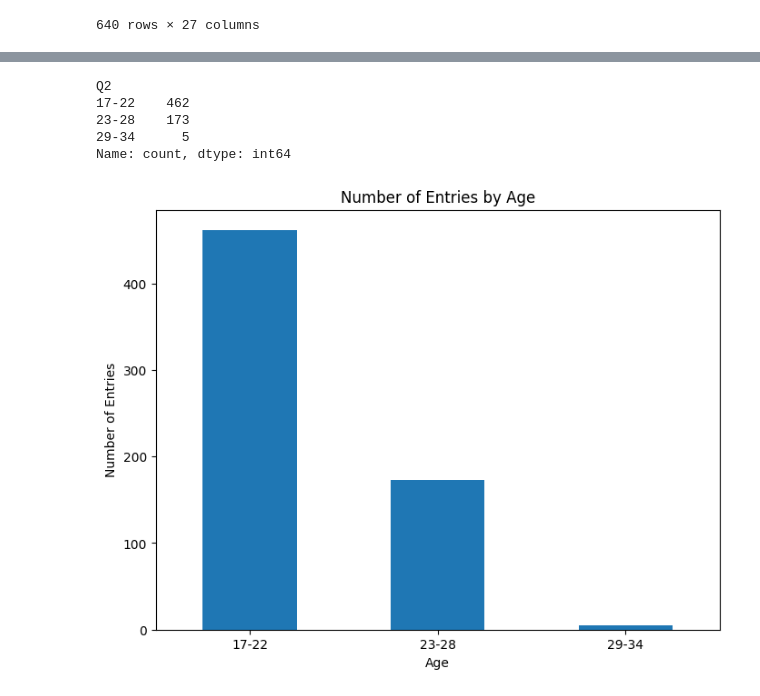
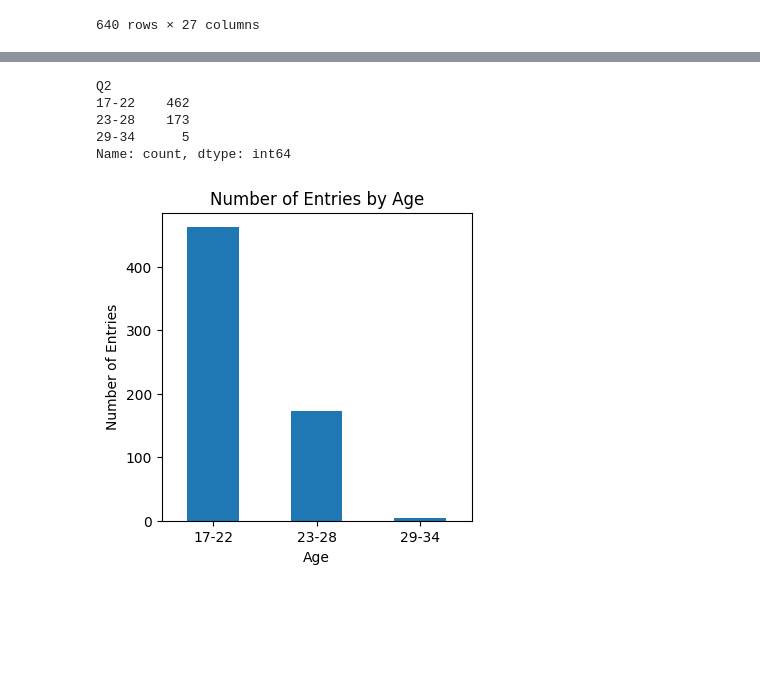
Before and after one commit to tariqrasheed172001/Prediction-of-Depression-levels., a Jupyter notebook: Data_Analysis.ipynb, the cells around one changed output, grey strips where cells are left out. Saved outputs shown, nothing was run; the diff lists cells and outputs as text; code cells hidden in the pictures; blank space fills up the shorter version.

```diff
--- a/Data_Analysis.ipynb
+++ b/Data_Analysis.ipynb
@@ -64,24 +64,24 @@ Name: count, dtype: int64
 # %%
 df['Q2'] = df['Q2'].replace('17-22 ', '17-22')
 df['Q2'] = df['Q2'].replace('23-28 ', '23-28')
 Age_counts = df['Q2'].value_counts()
 
 print(Age_counts)
 
-plt.figure(figsize=(8, 6))
+plt.figure(figsize=(4, 4))
 Age_counts.plot(kind='bar')
 plt.title('Number of Entries by Age')
 plt.xlabel('Age')
 plt.ylabel('Number of Entries')
 plt.xticks(rotation=0)  # Keep x-axis labels horizontal
 plt.show()
 # %% [output]
 Q2
 17-22    462
 23-28    173
 29-34      5
 Name: count, dtype: int64
-[figure, old version]
+[figure, new version]
 # %%
 df['Q3'] = df['Q3'].replace('First Year ', 'First Year')
 Year_counts = df['Q3'].value_counts()
```
Also changed, not shown: parts of 4 cells of this notebook.
